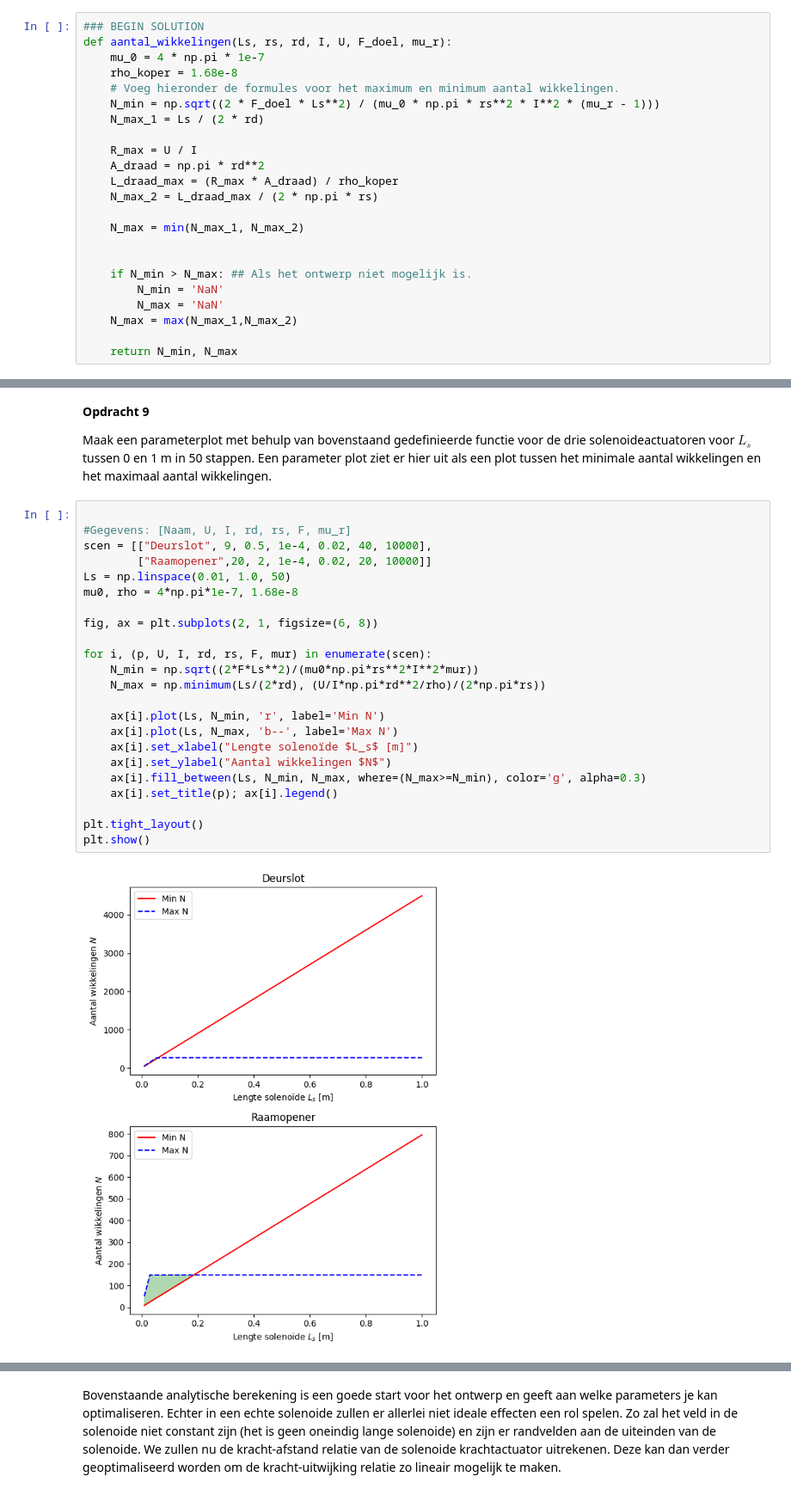
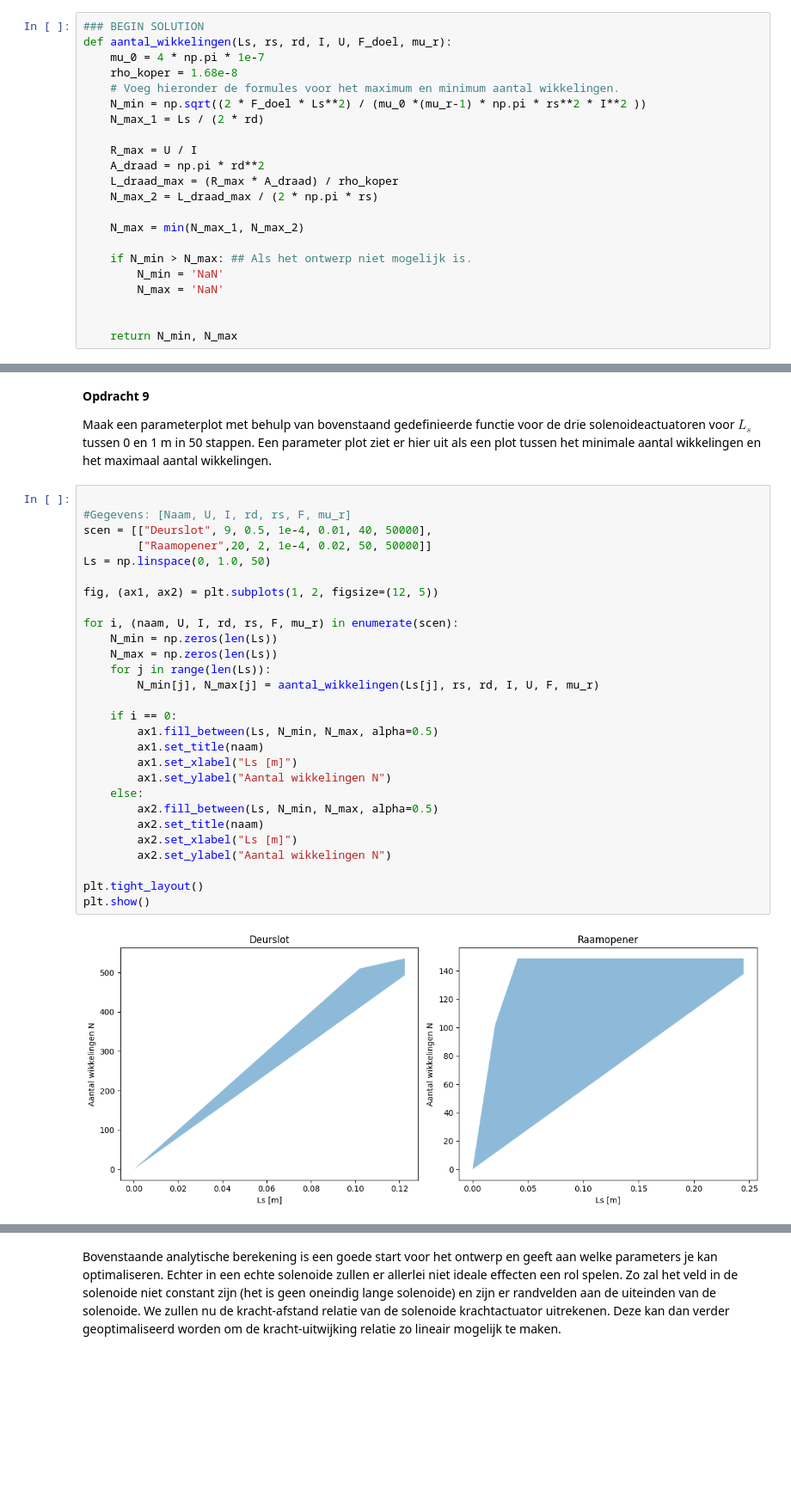
Before and after one commit to luucleclercq/opdrachten-DEF-D-Luuc, a Jupyter notebook: DigitaleOntwerpopdrachten/2KrachtactuatorOpdracht/2KrachtactuatorOpdracht/KrachtactuatorOpdracht.ipynb, the cells around one changed output, grey strips where cells are left out. Shown at 86% size. Cells and saved outputs as stored; diff of their text form; blank space fills up the shorter version.

```diff
--- a/DigitaleOntwerpopdrachten/2KrachtactuatorOpdracht/2KrachtactuatorOpdracht/KrachtactuatorOpdracht.ipynb
+++ b/DigitaleOntwerpopdrachten/2KrachtactuatorOpdracht/2KrachtactuatorOpdracht/KrachtactuatorOpdracht.ipynb
@@ -177,7 +184,7 @@ def aantal_wikkelingen(Ls, rs, rd, I, U, F_doel, mu_r):
     mu_0 = 4 * np.pi * 1e-7
     rho_koper = 1.68e-8
     # Voeg hieronder de formules voor het maximum en minimum aantal wikkelingen.
-    N_min = np.sqrt((2 * F_doel * Ls**2) / (mu_0 * np.pi * rs**2 * I**2 * (mu_r - 1)))
+    N_min = np.sqrt((2 * F_doel * Ls**2) / (mu_0 *(mu_r-1) * np.pi * rs**2 * I**2 ))
     N_max_1 = Ls / (2 * rd)
 
     R_max = U / I
@@ -187,11 +194,10 @@ def aantal_wikkelingen(Ls, rs, rd, I, U, F_doel, mu_r):
 
     N_max = min(N_max_1, N_max_2)
 
-
     if N_min > N_max: ## Als het ontwerp niet mogelijk is.
         N_min = 'NaN'
         N_max = 'NaN'
-    N_max = max(N_max_1,N_max_2)
+
 
     return N_min, N_max
 # %% [markdown]
@@ -215,27 +221,32 @@ Maak een parameterplot met behulp van bovenstaand gedefinieerde functie voor de
 # %%
 
 #Gegevens: [Naam, U, I, rd, rs, F, mu_r]
-scen = [["Deurslot", 9, 0.5, 1e-4, 0.02, 40, 10000],
-        ["Raamopener",20, 2, 1e-4, 0.02, 20, 10000]]
-Ls = np.linspace(0.01, 1.0, 50)
-mu0, rho = 4*np.pi*1e-7, 1.68e-8
+scen = [["Deurslot", 9, 0.5, 1e-4, 0.01, 40, 50000],
+        ["Raamopener",20, 2, 1e-4, 0.02, 50, 50000]]
+Ls = np.linspace(0, 1.0, 50)
 
-fig, ax = plt.subplots(2, 1, figsize=(6, 8))
+fig, (ax1, ax2) = plt.subplots(1, 2, figsize=(12, 5))
 
-for i, (p, U, I, rd, rs, F, mur) in enumerate(scen):
-    N_min = np.sqrt((2*F*Ls**2)/(mu0*np.pi*rs**2*I**2*mur))
-    N_max = np.minimum(Ls/(2*rd), (U/I*np.pi*rd**2/rho)/(2*np.pi*rs))
+for i, (naam, U, I, rd, rs, F, mu_r) in enumerate(scen):
+    N_min = np.zeros(len(Ls))
+    N_max = np.zeros(len(Ls))
+    for j in range(len(Ls)):
+        N_min[j], N_max[j] = aantal_wikkelingen(Ls[j], rs, rd, I, U, F, mu_r)
 
-    ax[i].plot(Ls, N_min, 'r', label='Min N')
-    ax[i].plot(Ls, N_max, 'b--', label='Max N')
-    ax[i].set_xlabel("Lengte solenoïde $L_s$ [m]")
-    ax[i].set_ylabel("Aantal wikkelingen $N$")
-    ax[i].fill_between(Ls, N_min, N_max, where=(N_max>=N_min), color='g', alpha=0.3)
-    ax[i].set_title(p); ax[i].legend()
+    if i == 0:
+        ax1.fill_between(Ls, N_min, N_max, alpha=0.5)
+        ax1.set_title(naam)
+        ax1.set_xlabel("Ls [m]")
+        ax1.set_ylabel("Aantal wikkelingen N")
+    else:
+        ax2.fill_between(Ls, N_min, N_max, alpha=0.5)
+        ax2.set_title(naam)
+        ax2.set_xlabel("Ls [m]")
+        ax2.set_ylabel("Aantal wikkelingen N")
 
 plt.tight_layout()
 plt.show()
 # %% [output]
-[figure, old version]
+[figure, new version]
 # %% [markdown]
 **Opdracht 10**
```
Also changed, not shown: parts of 21 cells of this notebook, 3 other files.
